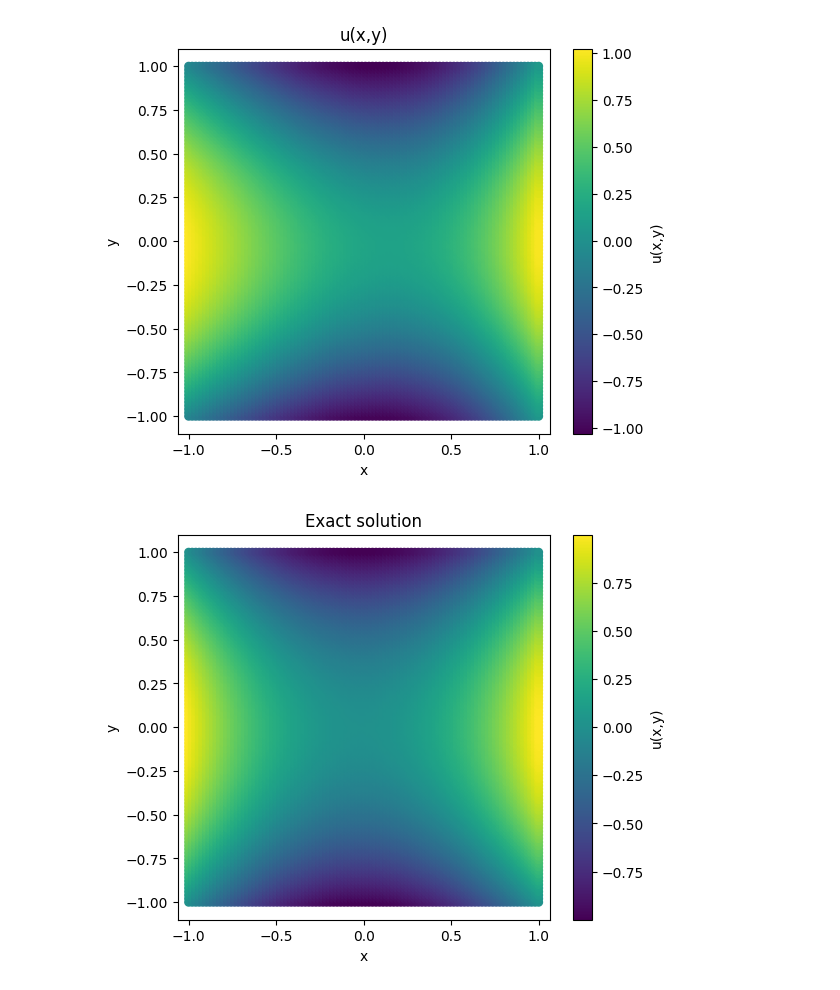
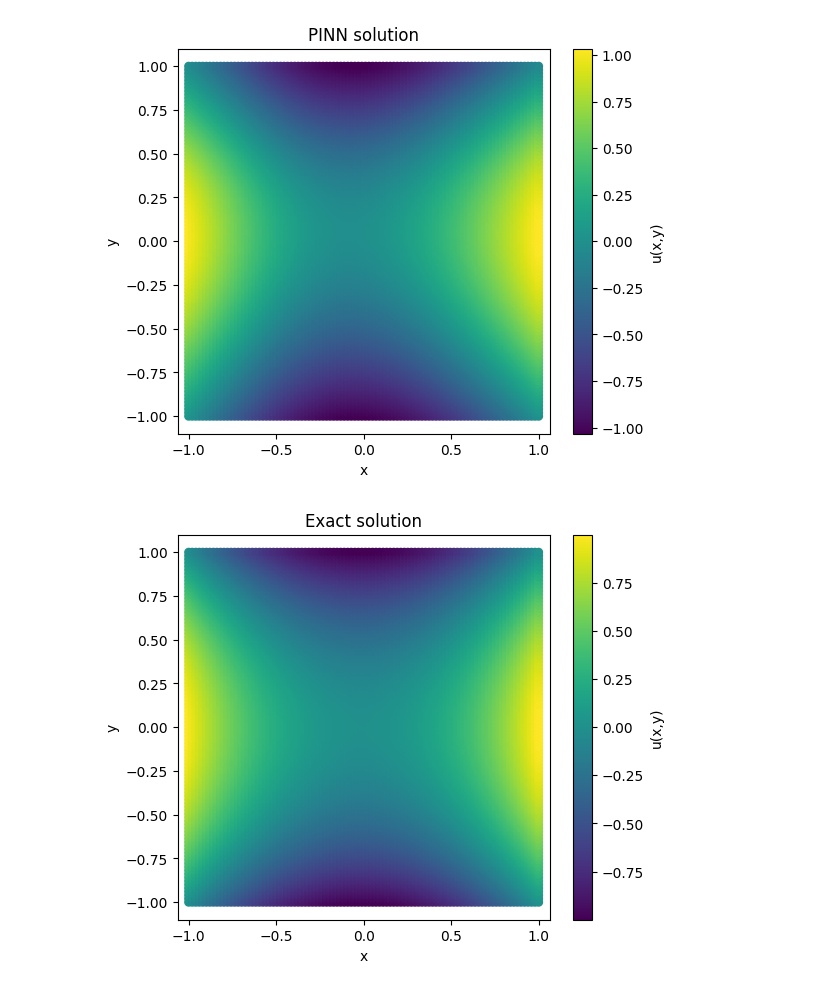
Before and after one commit to danielecursano/amsc-grad, a Jupyter notebook: post_processing.ipynb, the cells around one changed output. Saved outputs shown, nothing was run; the diff lists cells and outputs as text; code cells hidden in the pictures.

```diff
--- a/post_processing.ipynb
+++ b/post_processing.ipynb
@@ -21,14 +27,14 @@ points = pd.read_csv("output.csv")
 # %%
 plt.figure(figsize=(6,5))
 scatter = plt.scatter(points["x"], points["y"], c=points["u"], cmap='viridis', s=30)  # s = marker size
 plt.colorbar(scatter, label='u(x,y)')  # Add colorbar
 plt.xlabel('x')
 plt.ylabel('y')
-plt.title('u(x,y)')
+plt.title('PINN solution')
 plt.axis('equal')  # keep aspect ratio
-plt.show()
+plt.savefig('pinn_solution.png')
 # %% [output]
-[figure, old version]
+[figure, new version]
 # %%
 plt.figure(figsize=(6,5))
 scatter = plt.scatter(points["x"], points["y"], c=points["true_u"], cmap='viridis', s=30)  # s = marker size
```
Also changed, not shown: parts of 4 cells of this notebook, 7 other files.
